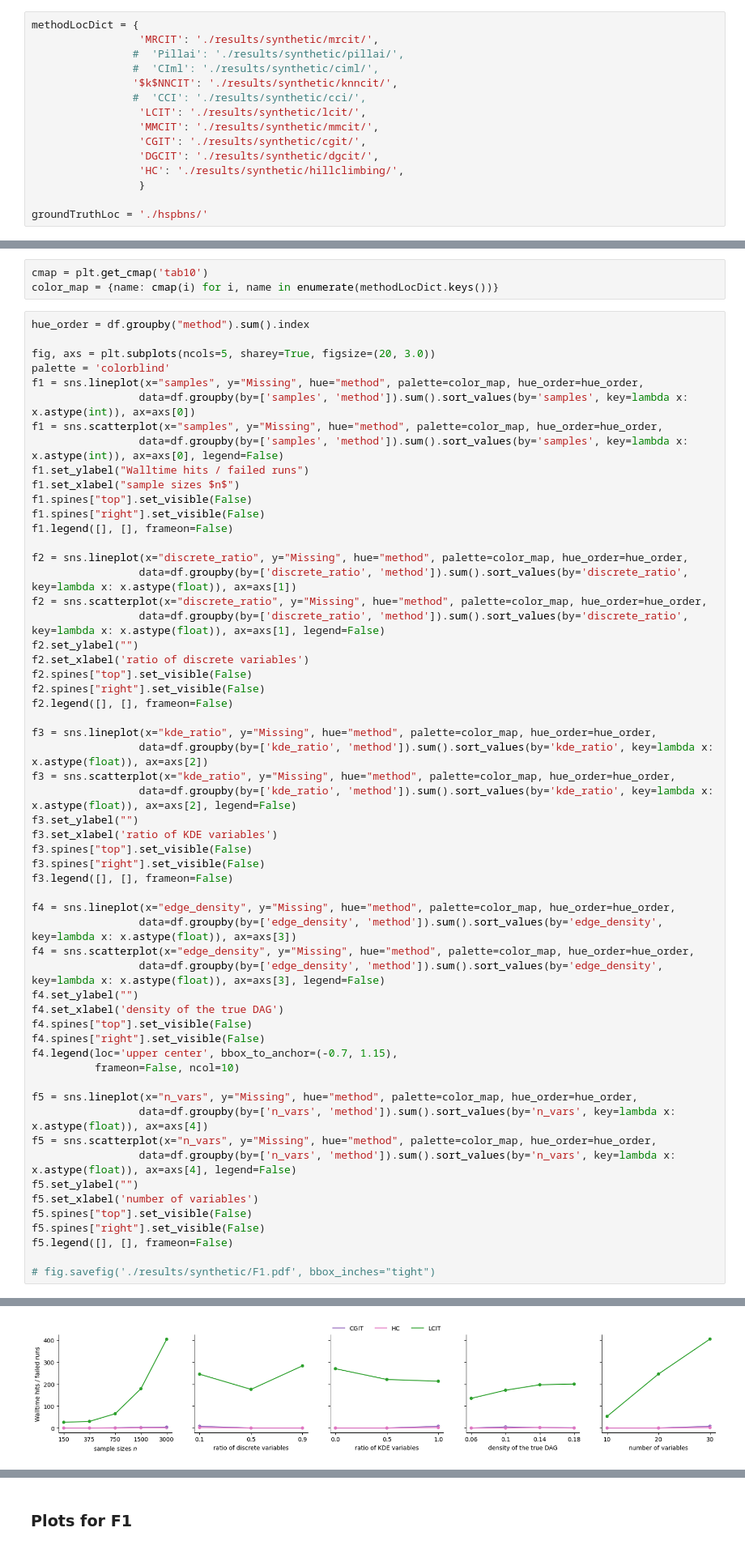
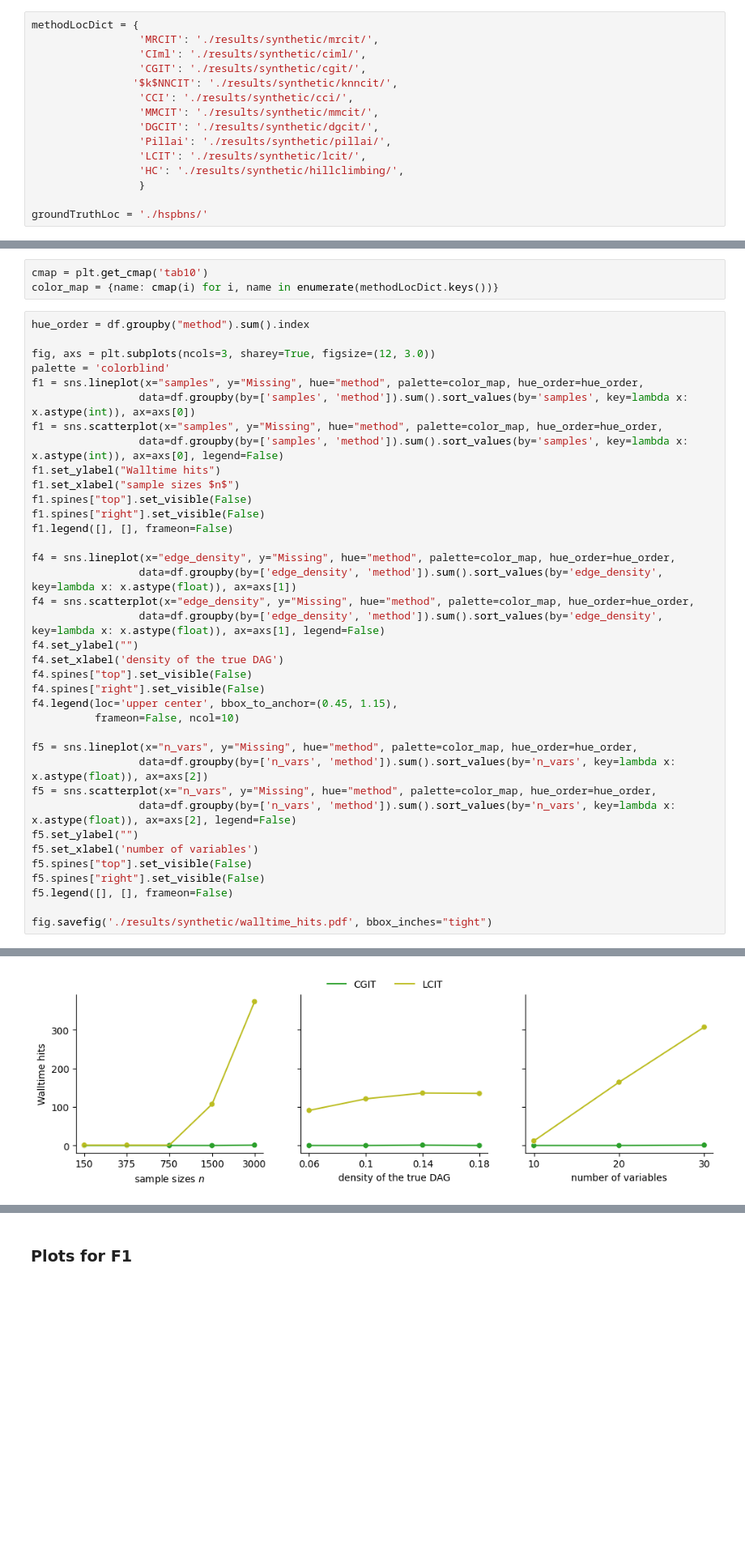
Before and after one commit to JuanFPR-UPM/HSPBN_KNN_VPTREE, a Jupyter notebook: experiments/eval_struct.ipynb, the cells around one changed output, grey strips where cells are left out. Shown at 81% size. Drawn from its saved outputs; the diff is of its cells as text; blank space fills up the shorter version.

```diff
--- a/experiments/eval_struct.ipynb
+++ b/experiments/eval_struct.ipynb
@@ -14,14 +14,14 @@ os.environ["OMP_NUM_THREADS"] = '16'
 # %%
 methodLocDict = {
                  'MRCIT': './results/synthetic/mrcit/',
-                #  'Pillai': './results/synthetic/pillai/',
-                #  'CIml': './results/synthetic/ciml/',
+                 'CIml': './results/synthetic/ciml/',
+                 'CGIT': './results/synthetic/cgit/',
                 '$k$NNCIT': './results/synthetic/knncit/',
-                #  'CCI': './results/synthetic/cci/',
+                 'CCI': './results/synthetic/cci/',
+                 'MMCIT': './results/synthetic/mmcit/',
+                 'DGCIT': './results/synthetic/dgcit/',
+                 'Pillai': './results/synthetic/pillai/',
                  'LCIT': './results/synthetic/lcit/',
-                 'MMCIT': './results/synthetic/mmcit/',
-                 'CGIT': './results/synthetic/cgit/',
-                 'DGCIT': './results/synthetic/dgcit/',
                  'HC': './results/synthetic/hillclimbing/',
                  }
 
@@ -137,58 +137,38 @@ color_map = {name: cmap(i) for i, name in enumerate(methodLocDict.keys())}
 # %%
 hue_order = df.groupby("method").sum().index
 
-fig, axs = plt.subplots(ncols=5, sharey=True, figsize=(20, 3.0))
+fig, axs = plt.subplots(ncols=3, sharey=True, figsize=(12, 3.0))
 palette = 'colorblind'
 f1 = sns.lineplot(x="samples", y="Missing", hue="method", palette=color_map, hue_order=hue_order,
                  data=df.groupby(by=['samples', 'method']).sum().sort_values(by='samples', key=lambda x: x.astype(int)), ax=axs[0])
 f1 = sns.scatterplot(x="samples", y="Missing", hue="method", palette=color_map, hue_order=hue_order,
                  data=df.groupby(by=['samples', 'method']).sum().sort_values(by='samples', key=lambda x: x.astype(int)), ax=axs[0], legend=False)
-f1.set_ylabel("Walltime hits / failed runs")
+f1.set_ylabel("Walltime hits")
 f1.set_xlabel("sample sizes $n$")
 f1.spines["top"].set_visible(False)
 f1.spines["right"].set_visible(False)
 f1.legend([], [], frameon=False)
 
-f2 = sns.lineplot(x="discrete_ratio", y="Missing", hue="method", palette=color_map, hue_order=hue_order,
-                 data=df.groupby(by=['discrete_ratio', 'method']).sum().sort_values(by='discrete_ratio', key=lambda x: x.astype(float)), ax=axs[1])
-f2 = sns.scatterplot(x="discrete_ratio", y="Missing", hue="method", palette=color_map, hue_order=hue_order,
-                 data=df.groupby(by=['discrete_ratio', 'method']).sum().sort_values(by='discrete_ratio', key=lambda x: x.astype(float)), ax=axs[1], legend=False)
-f2.set_ylabel("")
-f2.set_xlabel('ratio of discrete variables')
-f2.spines["top"].set_visible(False)
-f2.spines["right"].set_visible(False)
-f2.legend([], [], frameon=False)
-
-f3 = sns.lineplot(x="kde_ratio", y="Missing", hue="method", palette=color_map, hue_order=hue_order,
-                 data=df.groupby(by=['kde_ratio', 'method']).sum().sort_values(by='kde_ratio', key=lambda x: x.astype(float)), ax=axs[2])
-f3 = sns.scatterplot(x="kde_ratio", y="Missing", hue="method", palette=color_map, hue_order=hue_order,
-                 data=df.groupby(by=['kde_ratio', 'method']).sum().sort_values(by='kde_ratio', key=lambda x: x.astype(float)), ax=axs[2], legend=False)
-f3.set_ylabel("")
-f3.set_xlabel('ratio of KDE variables')
-f3.spines["top"].set_visible(False)
-f3.spines["right"].set_visible(False)
-f3.legend([], [], frameon=False)
-
 f4 = sns.lineplot(x="edge_density", y="Missing", hue="method", palette=color_map, hue_order=hue_order,
-                 data=df.groupby(by=['edge_density', 'method']).sum().sort_values(by='edge_density', key=lambda x: x.astype(float)), ax=axs[3])
+                 data=df.groupby(by=['edge_density', 'method']).sum().sort_values(by='edge_density', key=lambda x: x.astype(float)), ax=axs[1])
 f4 = sns.scatterplot(x="edge_density", y="Missing", hue="method", palette=color_map, hue_order=hue_order,
-                 data=df.groupby(by=['edge_density', 'method']).sum().sort_values(by='edge_density', key=lambda x: x.astype(float)), ax=axs[3], legend=False)
+                 data=df.groupby(by=['edge_density', 'method']).sum().sort_values(by='edge_density', key=lambda x: x.astype(float)), ax=axs[1], legend=False)
 f4.set_ylabel("")
 f4.set_xlabel('density of the true DAG')
 f4.spines["top"].set_visible(False)
 f4.spines["right"].set_visible(False)
-f4.legend(loc='upper center', bbox_to_anchor=(-0.7, 1.15),
+f4.legend(loc='upper center', bbox_to_anchor=(0.45, 1.15),
           frameon=False, ncol=10)
 
 f5 = sns.lineplot(x="n_vars", y="Missing", hue="method", palette=color_map, hue_order=hue_order,
-                 data=df.groupby(by=['n_vars', 'method']).sum().sort_values(by='n_vars', key=lambda x: x.astype(float)), ax=axs[4])
+                 data=df.groupby(by=['n_vars', 'method']).sum().sort_values(by='n_vars', key=lambda x: x.astype(float)), ax=axs[2])
 f5 = sns.scatterplot(x="n_vars", y="Missing", hue="method", palette=color_map, hue_order=hue_order,
-                 data=df.groupby(by=['n_vars', 'method']).sum().sort_values(by='n_vars', key=lambda x: x.astype(float)), ax=axs[4], legend=False)
+                 data=df.groupby(by=['n_vars', 'method']).sum().sort_values(by='n_vars', key=lambda x: x.astype(float)), ax=axs[2], legend=False)
 f5.set_ylabel("")
 f5.set_xlabel('number of variables')
 f5.spines["top"].set_visible(False)
 f5.spines["right"].set_visible(False)
 f5.legend([], [], frameon=False)
 
-# fig.savefig('./results/synthetic/F1.pdf', bbox_inches="tight")
+fig.savefig('./results/synthetic/walltime_hits.pdf', bbox_inches="tight")
 # %% [output]
@@ -196,4 +175,4 @@ f5.legend([], [], frameon=False)
-[figure, old version]
+[figure, new version]
 # %%
 pivoted_df = df.pivot_table(
     index=['n_rep', 'n_vars', 'discrete_ratio',
```
Also changed, not shown: parts of 8 cells of this notebook, 57 other files.
